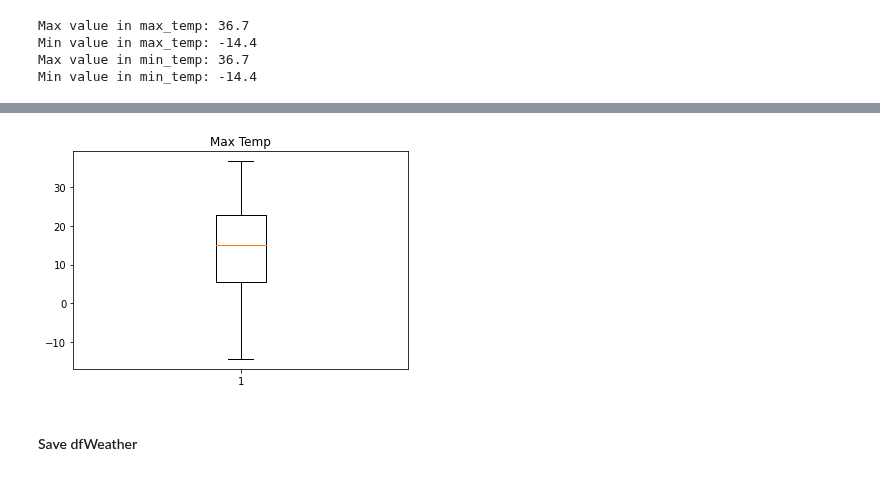
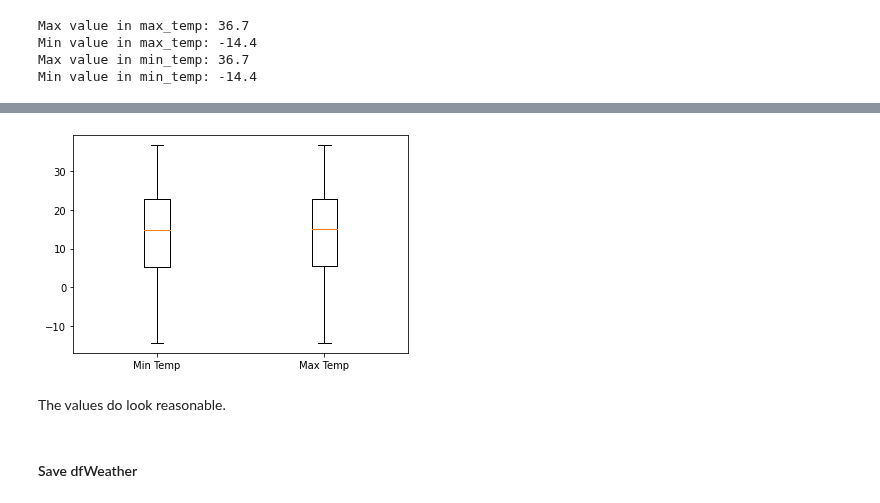
Before and after one commit to Hannah2800/AA_2022_PythonPandas, a Jupyter notebook: Task 1 - Data Collection and Preparation.ipynb, the cells around one changed output, grey strips where cells are left out. Saved outputs shown, nothing was run; the diff lists cells and outputs as text; code cells hidden in the pictures.

```diff
--- a/Task 1 - Data Collection and Preparation.ipynb
+++ b/Task 1 - Data Collection and Preparation.ipynb
@@ -728,7 +713,0 @@ plt.show()
-# %%
-fig1, ax1 = plt.subplots()
-ax1.set_title('Max Temp')
-ax1.boxplot(dfWeather['max_temp'])
-plt.show()
-# %% [output]
-[figure, removed]
@@ -740,3 +714,14 @@ plt.show()
+# %%
+temperature_dict = {'Min Temp': dfWeather['min_temp'], 'Max Temp': dfWeather['max_temp']}
+
+fig, ax = plt.subplots()
+ax.boxplot(temperature_dict.values())
+ax.set_xticklabels(temperature_dict.keys())
+plt.show()
+# %% [output]
+[figure, added]
+# %% [markdown]
+The values do look reasonable.
 # %% [markdown]
 #### Save dfWeather
 # %%
```
Also changed, not shown: parts of 69 cells of this notebook, 1 other file.
